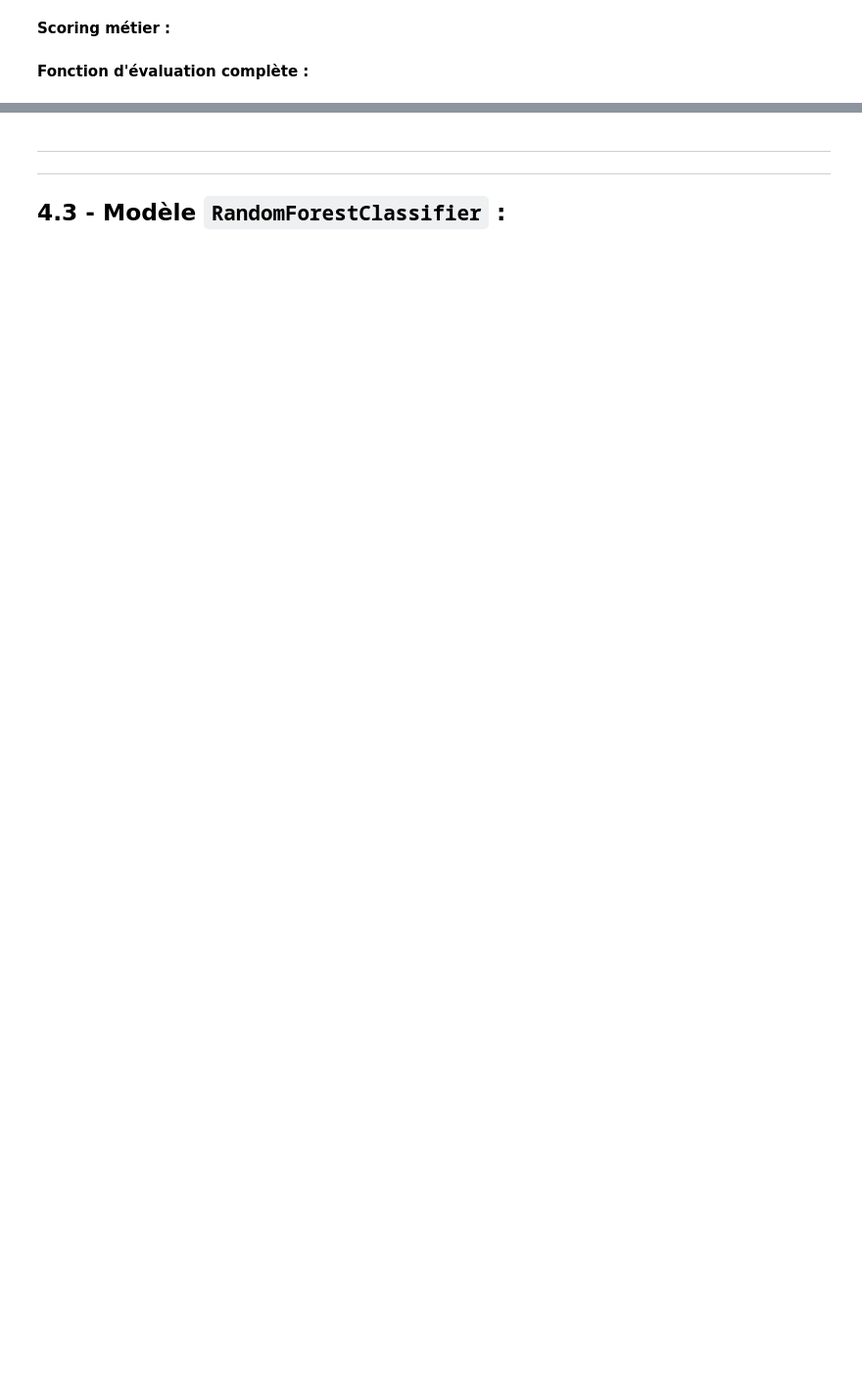
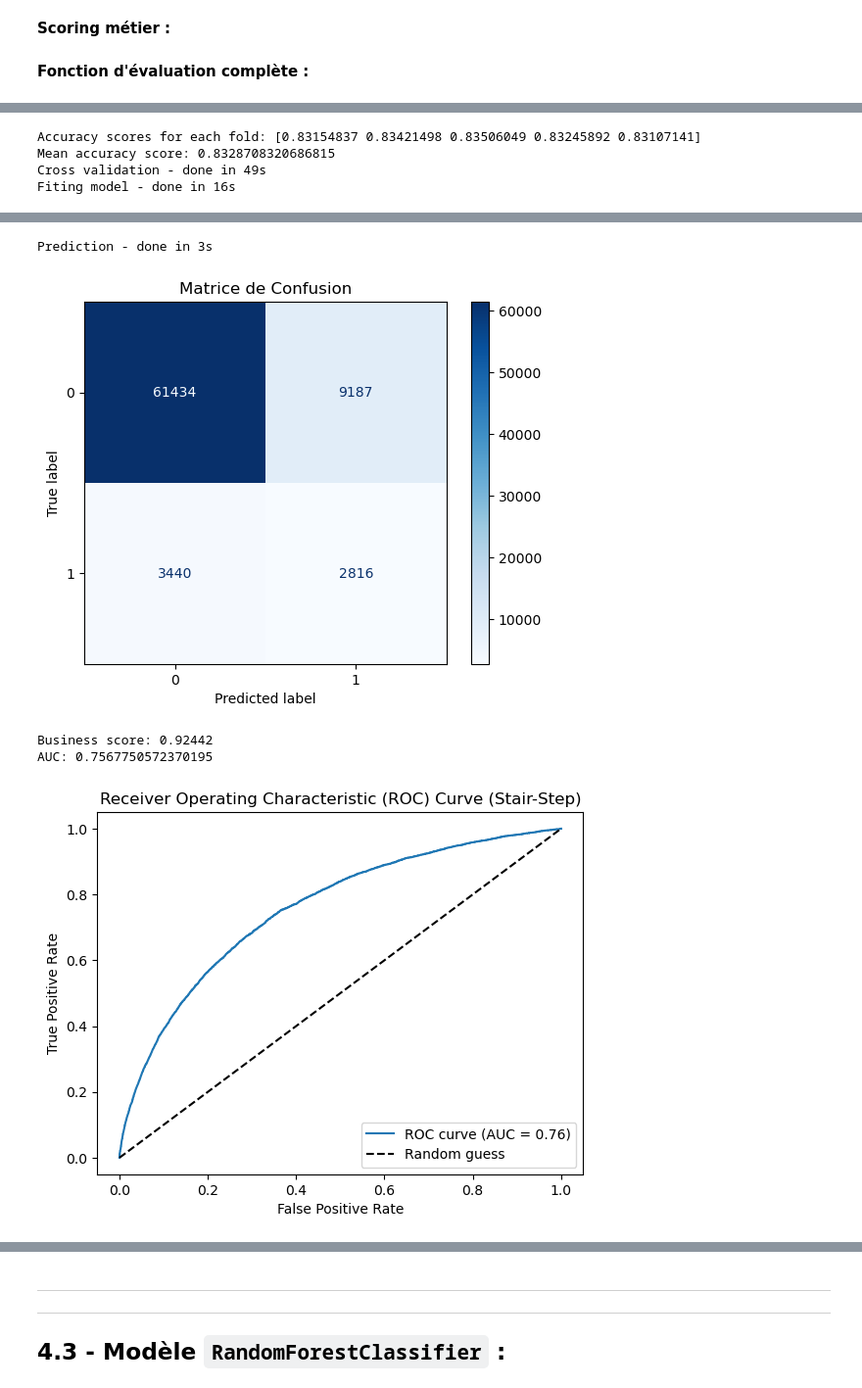
Before and after one commit to jeromelegal/Projet_07_OCR_Data_Scientist, a Jupyter notebook: notebooks/1_modelisations.ipynb, the cells around one changed output, grey strips where cells are left out. Shown at 98% size. Cells and saved outputs as stored; diff of their text form; code cells hidden in the pictures; blank space fills up the shorter version.

```diff
--- a/notebooks/1_modelisations.ipynb
+++ b/notebooks/1_modelisations.ipynb
@@ -345,0 +513,31 @@ AUC: 0.7650098581053555
+# %%
+log_param = {
+    'experiment_name': experiment_name,
+    'run_name': 'LR_smote',
+    'model': 'LogisticRegression',
+    'step': 'smote',
+    'pca': 0.99,
+    'max_iter': 500,
+    'sampling_strategy': 0.5
+}
+# %%
+linear_model = Pipeline([
+    ('preprocessor', preprocessor),
+    ('pca', PCA(n_components=0.99)),
+    ('smote', SMOTE(sampling_strategy=0.5, random_state=42)),
+    ('Logistic_Regression', LogisticRegression(
+        max_iter=500,
+        random_state=42
+    ))
+])
+# %%
+augmented_baseline_scores = complete_scoring(
+    log_param,
+    linear_model,
+    X_train,
+    y_train,
+    X_val,
+    y_val,
+    cv=folds()
+)
+# %% [output]
@@ -345,0 +561,4 @@ AUC: 0.7650098581053555
+Accuracy scores for each fold: [0.83154837 0.83421498 0.83506049 0.83245892 0.83107141]
+Mean accuracy score: 0.8328708320686815
+Cross validation - done in 49s
+Fiting model - done in 16s
@@ -345,0 +566,5 @@ AUC: 0.7650098581053555
+Prediction - done in 3s
+[figure, added]
+Business score: 0.92442
+AUC: 0.7567750572370195
+[figure, added]
```
Also changed, not shown: parts of 104 cells of this notebook, 10 other files.
